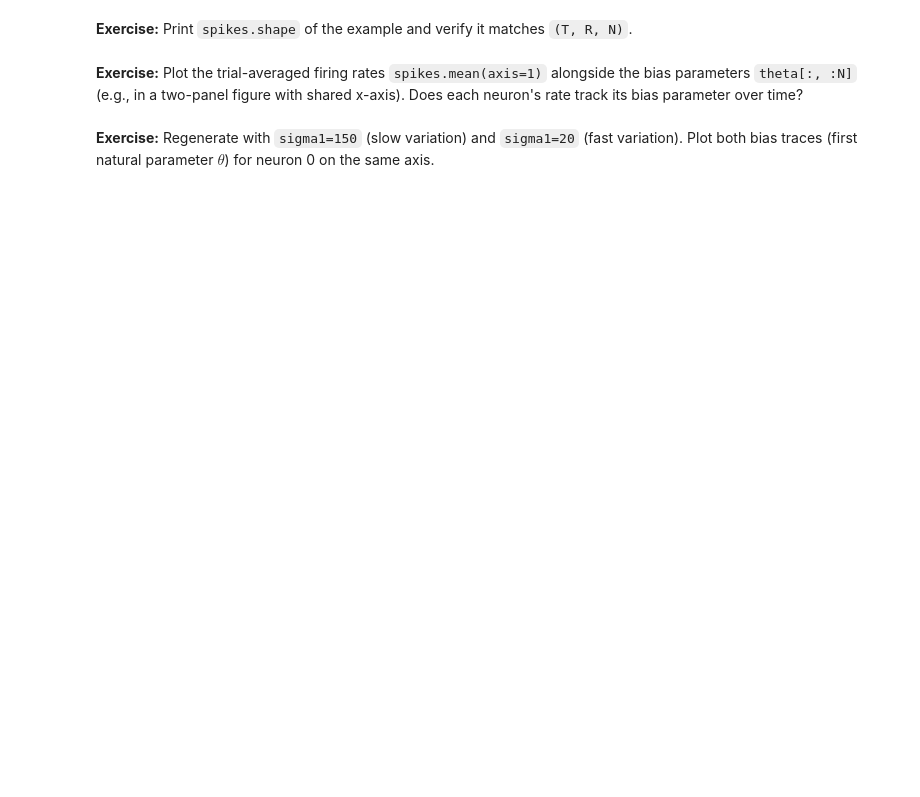
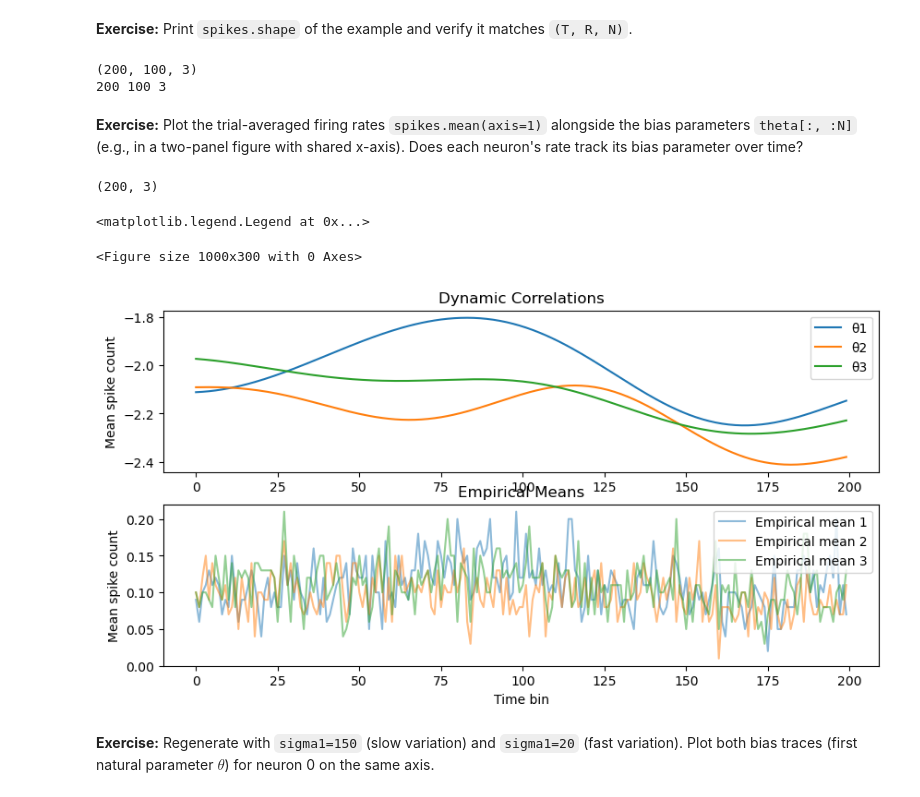
Before and after one commit to neurodidi/ANDA-Day2-State-Space-Analysis, a Jupyter notebook: 03_dynamic_correlations/03_exercises.ipynb, the cells around one changed output. Cells and saved outputs as stored; diff of their text form; code cells hidden in the pictures; blank space fills up the shorter version.

```diff
--- a/03_dynamic_correlations/03_exercises.ipynb
+++ b/03_dynamic_correlations/03_exercises.ipynb
@@ -117,6 +117,34 @@ axes[1].legend(loc='upper right');
 # %% [markdown]
 **Exercise:** Print `spikes.shape` of the example and verify it matches `(T, R, N)`.
+# %%
+print(spikes.shape)
+
+print(T, R, N)
+# %% [output]
+(200, 100, 3)
+200 100 3
 # %% [markdown]
 **Exercise:** Plot the trial-averaged firing rates `spikes.mean(axis=1)` alongside the bias parameters `theta[:, :N]` (e.g., in a two-panel figure with shared x-axis). Does each neuron's rate track its bias parameter over time?
+# %%
+Spi1 = spikes.mean(axis=1)
+print(Spi1.shape)
+plt.figure(figsize=(10, 3))
+
+fig, axes = plt.subplots(2, 1, figsize=(10, 5), sharex=False)
+for i in range(N):
+    axes[0].plot(theta[:, i], label=f'θ{i+1}')
+    axes[1].plot(Spi1[:, i], label=f'Empirical mean {i+1}', alpha=0.5)
+axes[0].set_ylabel('Mean spike count')
+axes[0].set_title('Dynamic Correlations')
+axes[0].legend()
+axes[1].set_ylabel('Mean spike count')
+axes[1].set_xlabel('Time bin')
+axes[1].set_title('Empirical Means')
+axes[1].legend()
+# %% [output]
+(200, 3)
+<matplotlib.legend.Legend at 0x...>
+<Figure size 1000x300 with 0 Axes>
+[figure, added]
 # %% [markdown]
 **Exercise:** Regenerate with `sigma1=150` (slow variation) and `sigma1=20` (fast variation). Plot both bias traces (first natural parameter $\theta$) for neuron 0 on the same axis.
```
Also changed, not shown: parts of 10 cells of this notebook, 4 other files.
